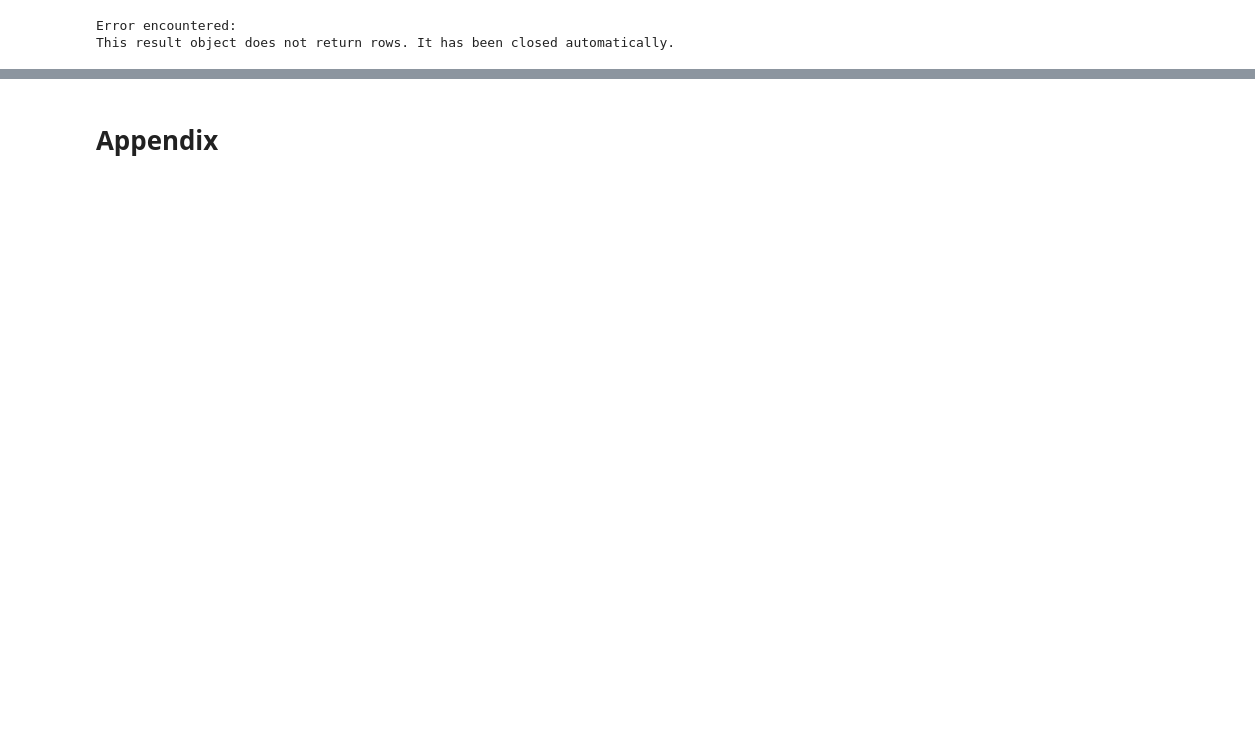
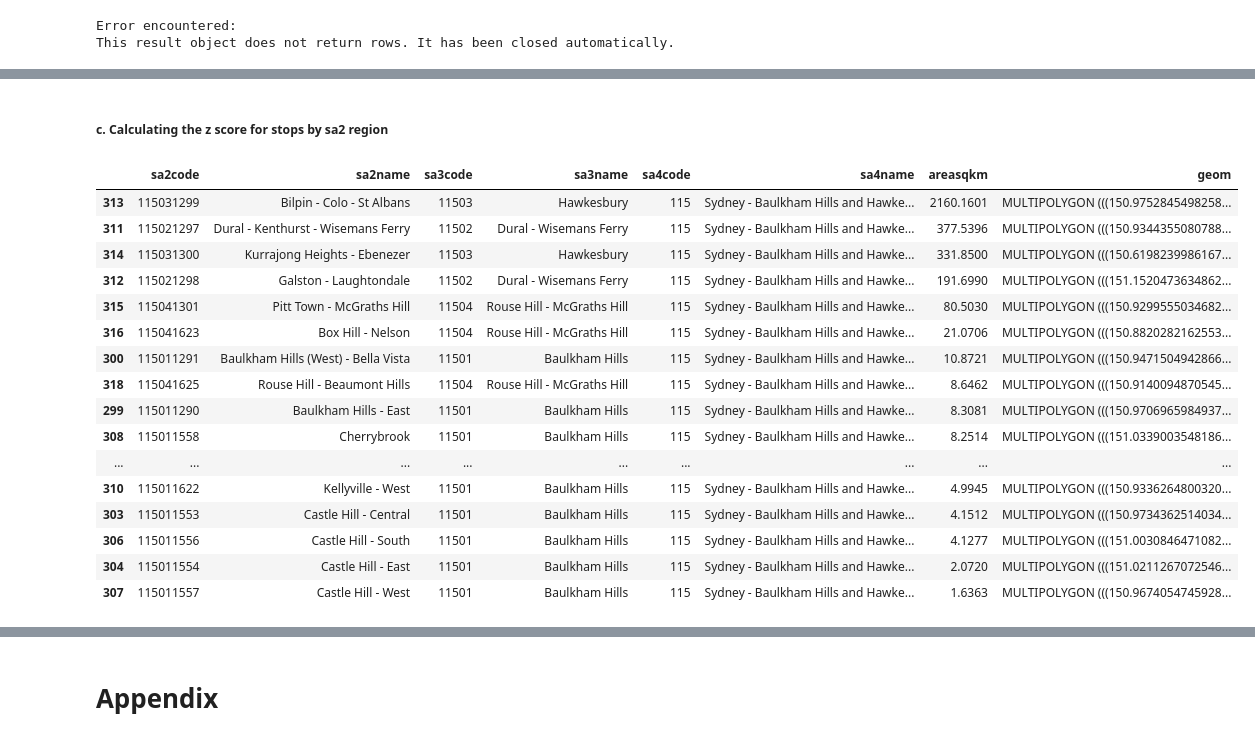
Before and after one commit to chloexnguyen/DATA2901_GreaterSydneyAssignment, a Jupyter notebook: DATA2901_workflow.ipynb, the cells around one changed output, grey strips where cells are left out. Saved outputs shown, nothing was run; the diff lists cells and outputs as text; code cells hidden in the pictures; blank space fills up the shorter version.

```diff
--- a/DATA2901_workflow.ipynb
+++ b/DATA2901_workflow.ipynb
@@ -689 +719,25 @@ Index(['stop_id', 'stop_name', 'parent_station', 'geom'], dtype='object')
+# %% [markdown]
+##### c. Calculating the z score for stops by sa2 region
+# %%
+Hills_district.sort_values("areasqkm",ascending=False)
+# Note that the sa2 regions are very variable in land area.
+# The top 3 sa2 regions were much bigger than the rest.
+# %% [output]
+|  | sa2code | sa2name | sa3code | sa3name | sa4code | sa4name | areasqkm | geom |
+| 313 | 115031299 | Bilpin - Colo - St Albans | 11503 | Hawkesbury | 115 | Sydney - Baulkham Hills and Hawke... | 2160.1601 | MULTIPOLYGON (((150.9752845498258... |
+| 311 | 115021297 | Dural - Kenthurst - Wisemans Ferry | 11502 | Dural - Wisemans Ferry | 115 | Sydney - Baulkham Hills and Hawke... | 377.5396 | MULTIPOLYGON (((150.9344355080788... |
+| 314 | 115031300 | Kurrajong Heights - Ebenezer | 11503 | Hawkesbury | 115 | Sydney - Baulkham Hills and Hawke... | 331.8500 | MULTIPOLYGON (((150.6198239986167... |
+| 312 | 115021298 | Galston - Laughtondale | 11502 | Dural - Wisemans Ferry | 115 | Sydney - Baulkham Hills and Hawke... | 191.6990 | MULTIPOLYGON (((151.1520473634862... |
+| 315 | 115041301 | Pitt Town - McGraths Hill | 11504 | Rouse Hill - McGraths Hill | 115 | Sydney - Baulkham Hills and Hawke... | 80.5030 | MULTIPOLYGON (((150.9299555034682... |
+| 316 | 115041623 | Box Hill - Nelson | 11504 | Rouse Hill - McGraths Hill | 115 | Sydney - Baulkham Hills and Hawke... | 21.0706 | MULTIPOLYGON (((150.8820282162553... |
+| 300 | 115011291 | Baulkham Hills (West) - Bella Vista | 11501 | Baulkham Hills | 115 | Sydney - Baulkham Hills and Hawke... | 10.8721 | MULTIPOLYGON (((150.9471504942866... |
+| 318 | 115041625 | Rouse Hill - Beaumont Hills | 11504 | Rouse Hill - McGraths Hill | 115 | Sydney - Baulkham Hills and Hawke... | 8.6462 | MULTIPOLYGON (((150.9140094870545... |
+| 299 | 115011290 | Baulkham Hills - East | 11501 | Baulkham Hills | 115 | Sydney - Baulkham Hills and Hawke... | 8.3081 | MULTIPOLYGON (((150.9706965984937... |
+| 308 | 115011558 | Cherrybrook | 11501 | Baulkham Hills | 115 | Sydney - Baulkham Hills and Hawke... | 8.2514 | MULTIPOLYGON (((151.0339003548186... |
+| ... | ... | ... | ... | ... | ... | ... | ... | ... |
+| 310 | 115011622 | Kellyville - West | 11501 | Baulkham Hills | 115 | Sydney - Baulkham Hills and Hawke... | 4.9945 | MULTIPOLYGON (((150.9336264800320... |
+| 303 | 115011553 | Castle Hill - Central | 11501 | Baulkham Hills | 115 | Sydney - Baulkham Hills and Hawke... | 4.1512 | MULTIPOLYGON (((150.9734362514034... |
+| 306 | 115011556 | Castle Hill - South | 11501 | Baulkham Hills | 115 | Sydney - Baulkham Hills and Hawke... | 4.1277 | MULTIPOLYGON (((151.0030846471082... |
+| 304 | 115011554 | Castle Hill - East | 11501 | Baulkham Hills | 115 | Sydney - Baulkham Hills and Hawke... | 2.0720 | MULTIPOLYGON (((151.0211267072546... |
+| 307 | 115011557 | Castle Hill - West | 11501 | Baulkham Hills | 115 | Sydney - Baulkham Hills and Hawke... | 1.6363 | MULTIPOLYGON (((150.9674054745928... |
 # %%
```
Also changed, not shown: parts of 36 cells of this notebook.
